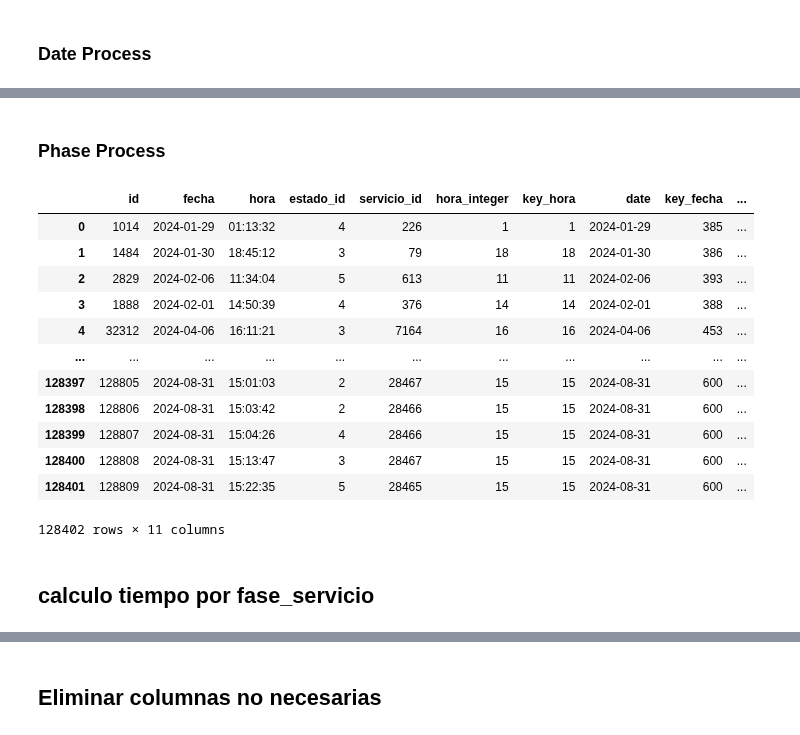
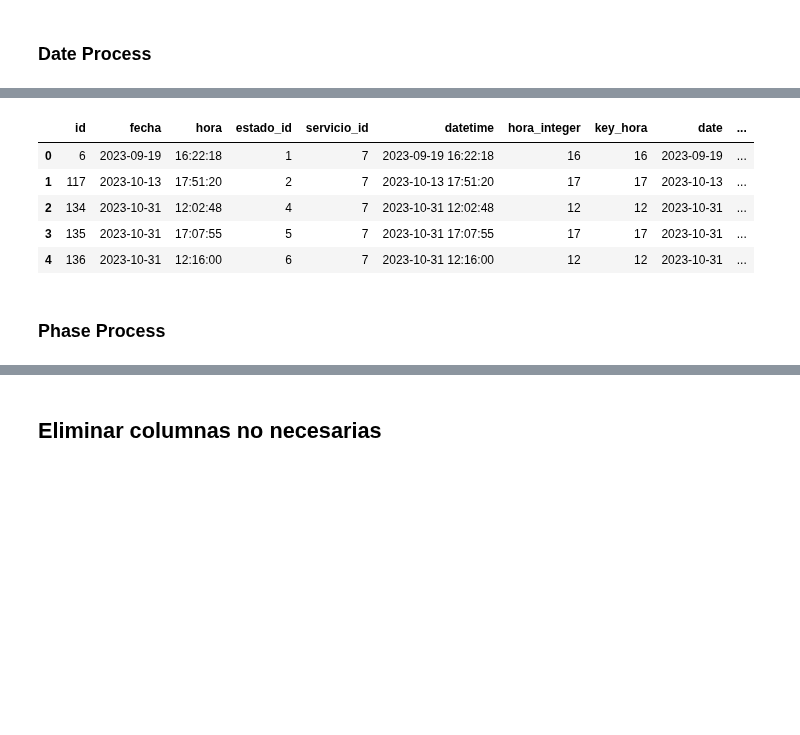
Before and after one commit to JabColV/datascience_project, a Jupyter notebook: segunda_entrega/hecho_servicio_fase.ipynb, the cells around one changed output, grey strips where cells are left out. Drawn from its saved outputs; the diff is of its cells as text; code cells hidden in the pictures; blank space fills up the shorter version.

```diff
--- a/segunda_entrega/hecho_servicio_fase.ipynb
+++ b/segunda_entrega/hecho_servicio_fase.ipynb
@@ -127,0 +127,17 @@ estado_servicio
+# %%
+mensajero.rename(columns={'id':'mensajero_id'}, inplace=True)
+estado_servicio_final['fecha'] = pd.to_datetime(estado_servicio_final['fecha'], errors='coerce')
+
+estado_servicio_final = pd.merge(
+    estado_servicio_final,
+    fecha[["date", "key_fecha"]],
+    left_on="fecha",
+    right_on="date",
+    how="left"
+)
+
+print(servicio.columns)
+print(mensajero.columns)
+
+servicio = pd.merge(servicio, mensajero[["mensajero_id", "key_mensajero"]], left_on="mensajero_id", right_on="mensajero_id", how="left")
+servicio.head(5)
@@ -128,22 +156,11 @@ estado_servicio
+# %%
+estado_servicio_final.head(5)
+# %% [output]
+|  | id | fecha | hora | estado_id | servicio_id | datetime | hora_integer | key_hora | date | ... |
+| 0 | 6 | 2023-09-19 | 16:22:18 | 1 | 7 | 2023-09-19 16:22:18 | 16 | 16 | 2023-09-19 | ... |
+| 1 | 117 | 2023-10-13 | 17:51:20 | 2 | 7 | 2023-10-13 17:51:20 | 17 | 17 | 2023-10-13 | ... |
+| 2 | 134 | 2023-10-31 | 12:02:48 | 4 | 7 | 2023-10-31 12:02:48 | 12 | 12 | 2023-10-31 | ... |
+| 3 | 135 | 2023-10-31 | 17:07:55 | 5 | 7 | 2023-10-31 17:07:55 | 17 | 17 | 2023-10-31 | ... |
+| 4 | 136 | 2023-10-31 | 12:16:00 | 6 | 7 | 2023-10-31 12:16:00 | 12 | 12 | 2023-10-31 | ... |
 # %% [markdown]
 ### Phase Process
-# %%
-dim_fase.rename(columns={'id':'dim_estado_id'}, inplace=True)
-estado_servicio = pd.merge(estado_servicio, dim_fase[["dim_estado_id", "key_fase_servicio"]], left_on="estado_id", right_on="dim_estado_id", how="left")
-estado_servicio
-# %% [output]
-|  | id | fecha | hora | estado_id | servicio_id | hora_integer | key_hora | date | key_fecha | ... |
-| 0 | 1014 | 2024-01-29 | 01:13:32 | 4 | 226 | 1 | 1 | 2024-01-29 | 385 | ... |
-| 1 | 1484 | 2024-01-30 | 18:45:12 | 3 | 79 | 18 | 18 | 2024-01-30 | 386 | ... |
-| 2 | 2829 | 2024-02-06 | 11:34:04 | 5 | 613 | 11 | 11 | 2024-02-06 | 393 | ... |
-| 3 | 1888 | 2024-02-01 | 14:50:39 | 4 | 376 | 14 | 14 | 2024-02-01 | 388 | ... |
-| 4 | 32312 | 2024-04-06 | 16:11:21 | 3 | 7164 | 16 | 16 | 2024-04-06 | 453 | ... |
-| ... | ... | ... | ... | ... | ... | ... | ... | ... | ... | ... |
-| 128397 | 128805 | 2024-08-31 | 15:01:03 | 2 | 28467 | 15 | 15 | 2024-08-31 | 600 | ... |
-| 128398 | 128806 | 2024-08-31 | 15:03:42 | 2 | 28466 | 15 | 15 | 2024-08-31 | 600 | ... |
-| 128399 | 128807 | 2024-08-31 | 15:04:26 | 4 | 28466 | 15 | 15 | 2024-08-31 | 600 | ... |
-| 128400 | 128808 | 2024-08-31 | 15:13:47 | 3 | 28467 | 15 | 15 | 2024-08-31 | 600 | ... |
-| 128401 | 128809 | 2024-08-31 | 15:22:35 | 5 | 28465 | 15 | 15 | 2024-08-31 | 600 | ... |
-128402 rows × 11 columns
-# %% [markdown]
-## calculo tiempo por fase_servicio
```
Also changed, not shown: parts of 40 cells of this notebook, 1 other file.
